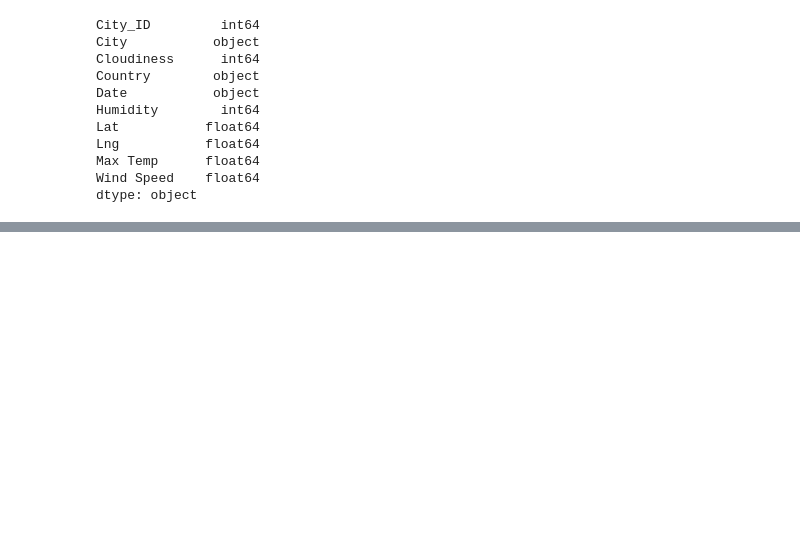
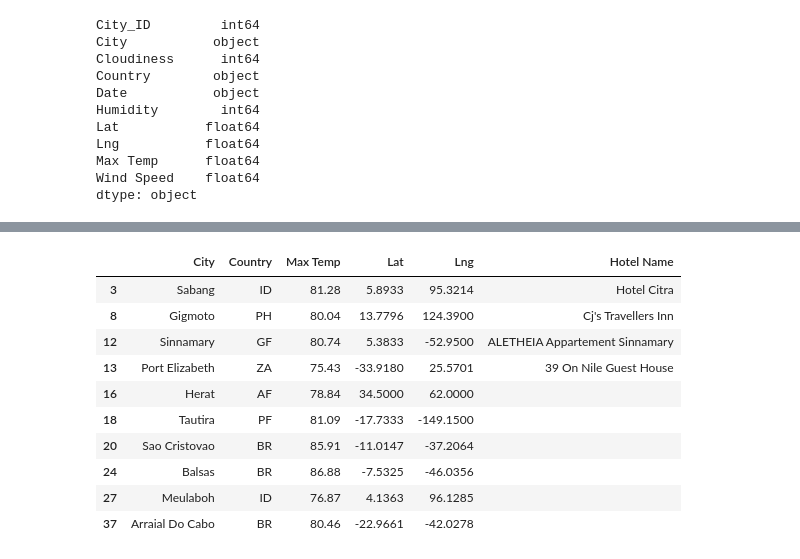
Before and after one commit to JaimeStarling/World_Weather_Analysis, a Jupyter notebook: WeatherPy.ipynb, the cells around one changed output, grey strips where cells are left out. Saved outputs shown, nothing was run; the diff lists cells and outputs as text; code cells hidden in the pictures; blank space fills up the shorter version.

```diff
--- a/WeatherPy.ipynb
+++ b/WeatherPy.ipynb
@@ -537,0 +599,40 @@ fig
+# %%
+# Set parameters to search for a hotel.
+params = {
+    "radius": 5000,
+    "type": "lodging",
+    "key": g_key
+}
+# %%
+# Iterate through the DataFrame.
+for index, row in hotel_df.iterrows():
+    # Get the latitude and longitude.
+    lat = row["Lat"]
+    lng = row["Lng"]
+
+    # Add the latitude and longitude to location key for the params dictionary.
+    params["location"] = f"{lat},{lng}"
+
+    # Use the search term: "lodging" and our latitude and longitude.
+    base_url = "https://maps.googleapis.com/maps/api/place/nearbysearch/json"
+    # Make request and get the JSON data from the search.
+    hotels = requests.get(base_url, params=params).json()
+# Grab the first hotel from the results and store the name.
+try:
+    hotel_df.loc[index, "Hotel Name"] = hotels["results"][0]["name"]
+except (IndexError):
+    print("Hotel not found... skipping.")
+# %%
+hotel_df.head(10)
+# %% [output]
+|  | City | Country | Max Temp | Lat | Lng | Hotel Name |
+| 3 | Sabang | ID | 81.28 | 5.8933 | 95.3214 | Hotel Citra |
+| 8 | Gigmoto | PH | 80.04 | 13.7796 | 124.3900 | Cj's Travellers Inn |
+| 12 | Sinnamary | GF | 80.74 | 5.3833 | -52.9500 | ALETHEIA Appartement Sinnamary |
+| 13 | Port Elizabeth | ZA | 75.43 | -33.9180 | 25.5701 | 39 On Nile Guest House |
+| 16 | Herat | AF | 78.84 | 34.5000 | 62.0000 |  |
+| 18 | Tautira | PF | 81.09 | -17.7333 | -149.1500 |  |
+| 20 | Sao Cristovao | BR | 85.91 | -11.0147 | -37.2064 |  |
+| 24 | Balsas | BR | 86.88 | -7.5325 | -46.0356 |  |
+| 27 | Meulaboh | ID | 76.87 | 4.1363 | 96.1285 |  |
+| 37 | Arraial Do Cabo | BR | 80.46 | -22.9661 | -42.0278 |  |
```
Also changed, not shown: parts of 36 cells of this notebook.
